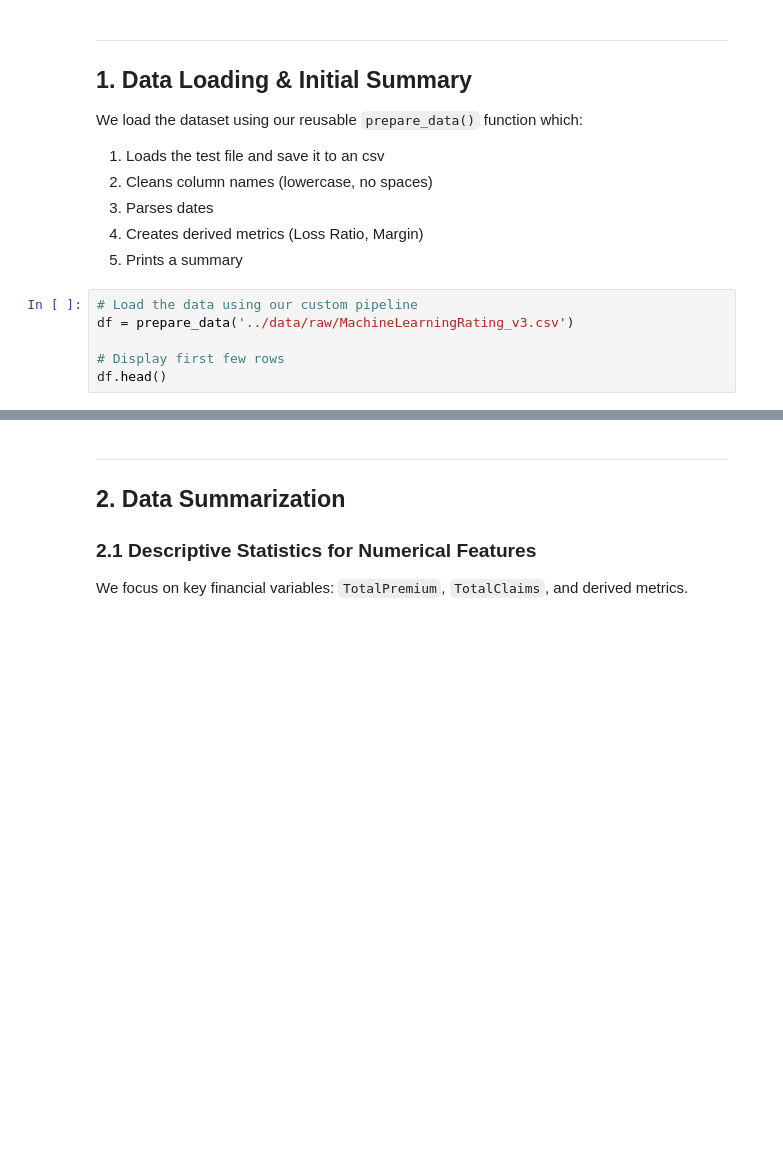
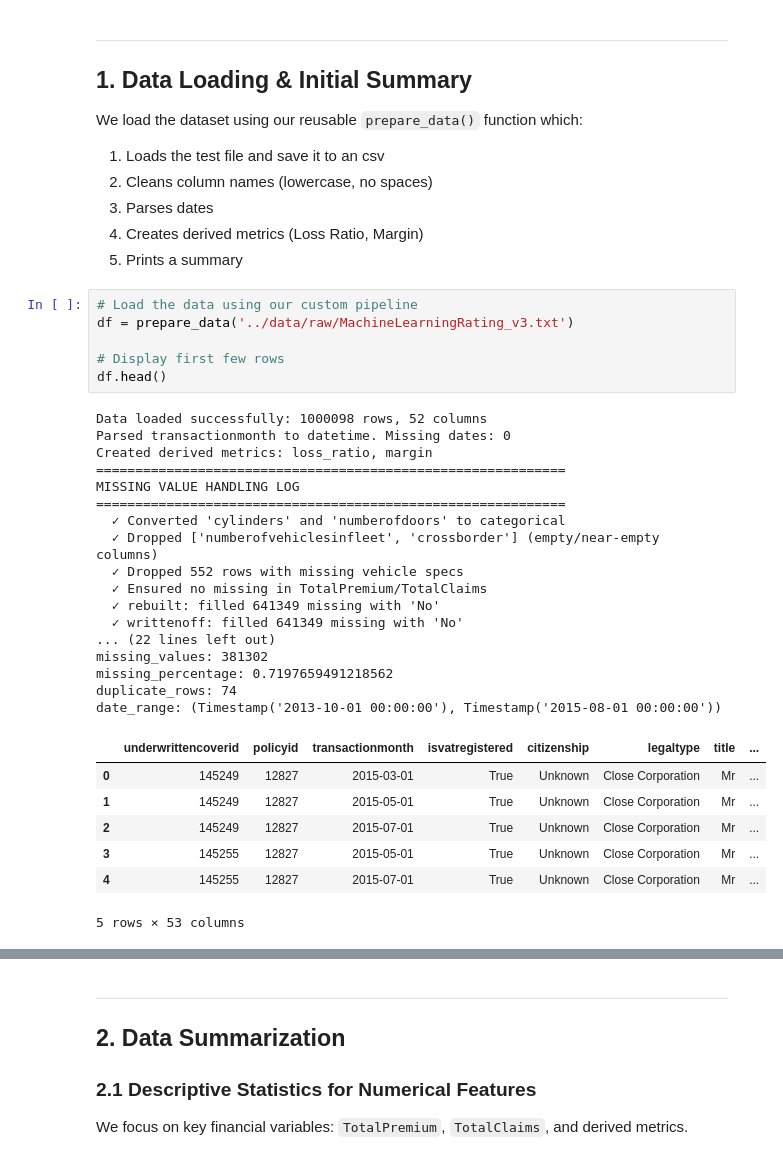
Before and after one commit to oim1999/insurance-risk-analytics, a Jupyter notebook: notebooks/01_eda.ipynb, the cells around one changed output, grey strips where cells are left out. Saved outputs shown, nothing was run; the diff lists cells and outputs as text; blank space fills up the shorter version.

```diff
--- a/notebooks/01_eda.ipynb
+++ b/notebooks/01_eda.ipynb
@@ -43,10 +45,35 @@ We load the dataset using our reusable `prepare_data()` function which:
 5. Prints a summary
 # %%
 # Load the data using our custom pipeline
-df = prepare_data('../data/raw/MachineLearningRating_v3.csv')
+df = prepare_data('../data/raw/MachineLearningRating_v3.txt')
 
 # Display first few rows
 df.head()
+# %% [output]
+Data loaded successfully: 1000098 rows, 52 columns
+Parsed transactionmonth to datetime. Missing dates: 0
+Created derived metrics: loss_ratio, margin
+============================================================
+MISSING VALUE HANDLING LOG
+============================================================
+  ✓ Converted 'cylinders' and 'numberofdoors' to categorical
+  ✓ Dropped ['numberofvehiclesinfleet', 'crossborder'] (empty/near-empty columns)
+  ✓ Dropped 552 rows with missing vehicle specs
+  ✓ Ensured no missing in TotalPremium/TotalClaims
+  ✓ rebuilt: filled 641349 missing with 'No'
+  ✓ writtenoff: filled 641349 missing with 'No'
+... (22 lines left out)
+missing_values: 381302
+missing_percentage: 0.7197659491218562
+duplicate_rows: 74
+date_range: (Timestamp('2013-10-01 00:00:00'), Timestamp('2015-08-01 00:00:00'))
+|  | underwrittencoverid | policyid | transactionmonth | isvatregistered | citizenship | legaltype | title | ... |
+| 0 | 145249 | 12827 | 2015-03-01 | True | Unknown | Close Corporation | Mr | ... |
+| 1 | 145249 | 12827 | 2015-05-01 | True | Unknown | Close Corporation | Mr | ... |
+| 2 | 145249 | 12827 | 2015-07-01 | True | Unknown | Close Corporation | Mr | ... |
+| 3 | 145255 | 12827 | 2015-05-01 | True | Unknown | Close Corporation | Mr | ... |
+| 4 | 145255 | 12827 | 2015-07-01 | True | Unknown | Close Corporation | Mr | ... |
+5 rows × 53 columns
 # %%
 # Quick shape and column overview
 print(f"Dataset shape: {df.shape}")
```
Also changed, not shown: parts of 22 cells of this notebook, 3 other files.
